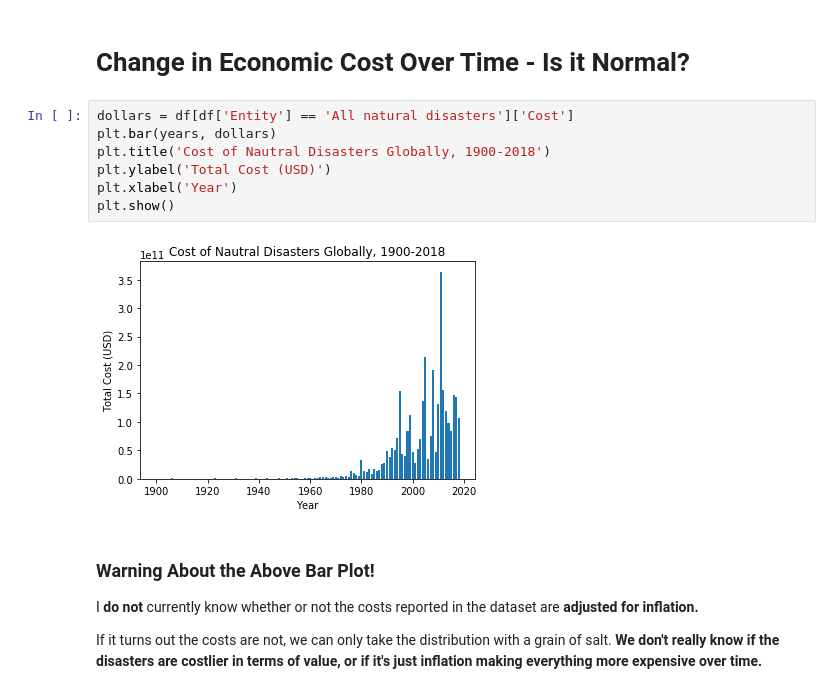
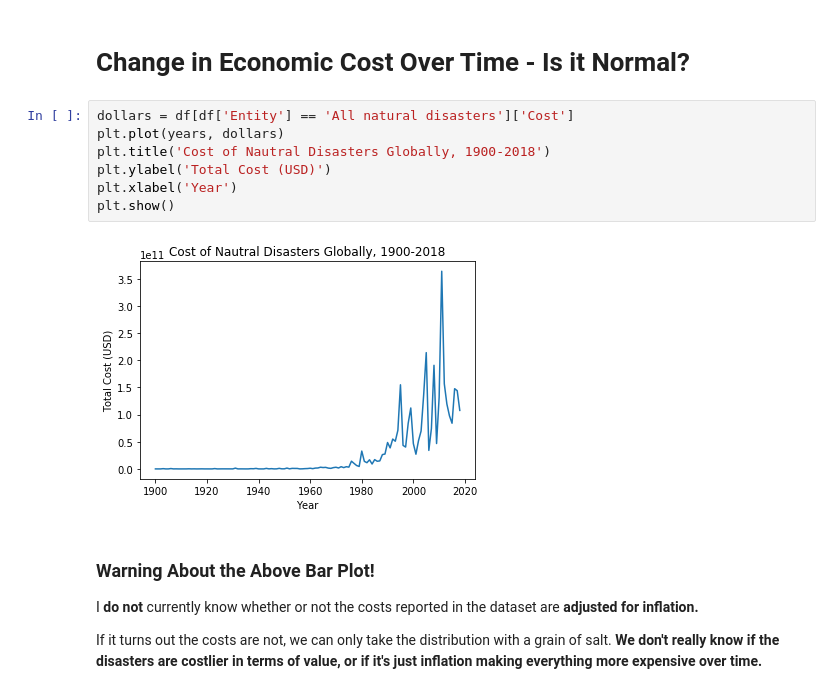
Before and after one commit to UPstartDeveloper/climate-change-analysis, a Jupyter notebook: analysis.ipynb, the cells around one changed output. Saved outputs shown, nothing was run; the diff lists cells and outputs as text.

```diff
--- a/analysis.ipynb
+++ b/analysis.ipynb
@@ -446,13 +446,13 @@ df.head()
 # Change in Economic Cost Over Time - Is it Normal?
 # %%
 dollars = df[df['Entity'] == 'All natural disasters']['Cost']
-plt.bar(years, dollars)
+plt.plot(years, dollars)
 plt.title('Cost of Nautral Disasters Globally, 1900-2018')
 plt.ylabel('Total Cost (USD)')
 plt.xlabel('Year')
 plt.show()
 # %% [output]
-[figure, old version]
+[figure, new version]
 # %% [markdown]
 ### Warning About the Above Bar Plot!
  I **do not** currently know whether or not the costs reported in the dataset are **adjusted for inflation.**
```
Also changed, not shown: parts of 2 cells of this notebook, 1 other file.
